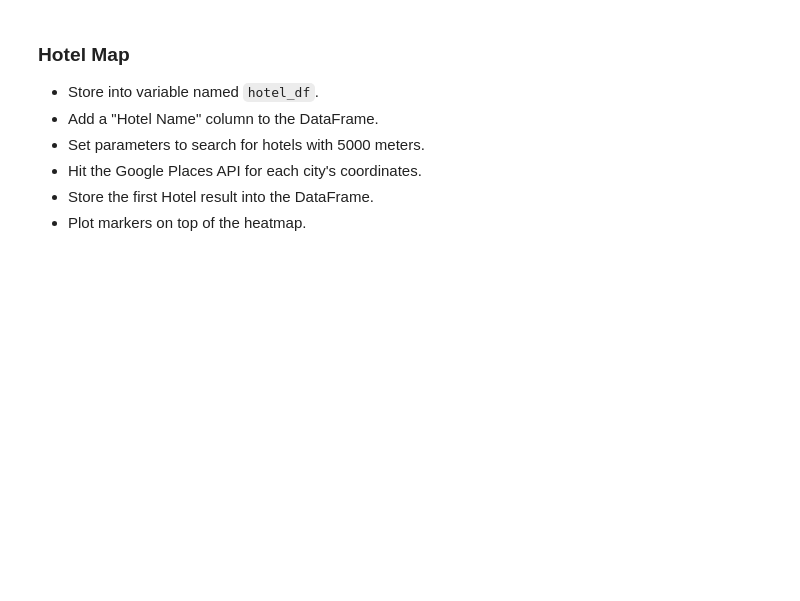
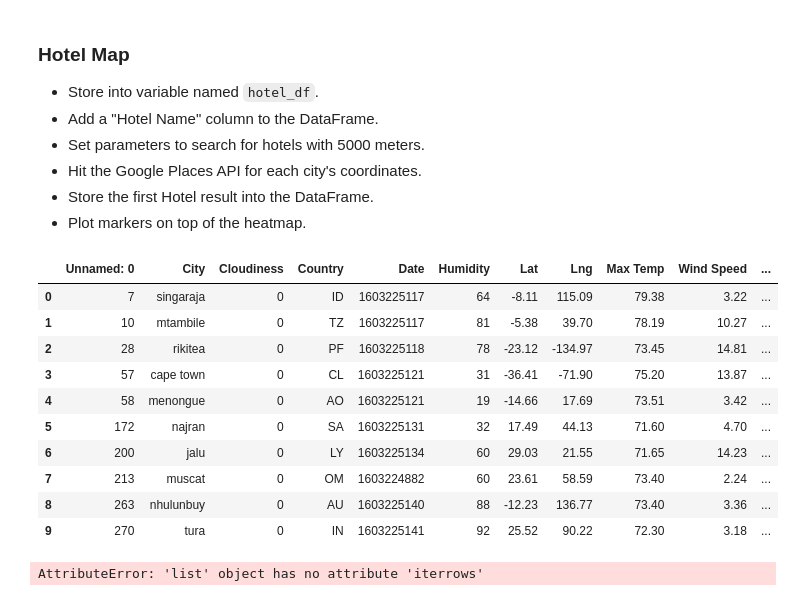
Before and after one commit to atemkuh/python-api-challenge, a Jupyter notebook: VacationPy/VacationPy.ipynb, the cells around one changed output. Saved outputs shown, nothing was run; the diff lists cells and outputs as text; code cells hidden in the pictures; blank space fills up the shorter version.

Commit message:
weatherpy obz

```diff
--- a/VacationPy/VacationPy.ipynb
+++ b/VacationPy/VacationPy.ipynb
@@ -58,3 +58,9 @@ fig
 ### Create new DataFrame fitting weather criteria
 * Narrow down the cities to fit weather conditions.
 * Drop any rows will null values.
+# %%
+narrowed_city_df = weather_df.loc[(weather_df["Max Temp"] > 70) & (weather_df["Max Temp"] < 80) & (weather_df["Cloudiness"] == 0), :]
+narrowed_city_df = narrowed_city_df.dropna(how='any')
+narrowed_city_df.reset_index(inplace=True)
+del narrowed_city_df['index']
+narrowed_city_df.head(10)
@@ -66,6 +84,42 @@ fig
 * Hit the Google Places API for each city's coordinates.
 * Store the first Hotel result into the DataFrame.
 * Plot markers on top of the heatmap.
+# %%
+hotel_df = []
+
+for i in range(len(narrowed_city_df)):
+    lat = narrowed_city_df.loc[i]['Lat']
+    lng = narrowed_city_df.loc[i]['Lng']
+
+    params = {
+        "location": f"{lat},{lng}",
+        "radius": 5000,
+        "types" : "hotel",
+        "key": g_key
+    }
+
+    base_url = "https://maps.googleapis.com/maps/api/place/nearbysearch/json"
+    requested = requests.get(base_url, params=params)
+    jsn = requested.json()
+    try:
+        hotel_df.append(jsn['results'][0]['name'])
+    except:
+        hotel_df.append("")
+narrowed_city_df["Hotel Name"] = hotel_df
+narrowed_city_df = narrowed_city_df.dropna(how='any')
+narrowed_city_df.head(10)
+# %% [output]
+|  | Unnamed: 0 | City | Cloudiness | Country | Date | Humidity | Lat | Lng | Max Temp | Wind Speed | ... |
+| 0 | 7 | singaraja | 0 | ID | 1603225117 | 64 | -8.11 | 115.09 | 79.38 | 3.22 | ... |
+| 1 | 10 | mtambile | 0 | TZ | 1603225117 | 81 | -5.38 | 39.70 | 78.19 | 10.27 | ... |
+| 2 | 28 | rikitea | 0 | PF | 1603225118 | 78 | -23.12 | -134.97 | 73.45 | 14.81 | ... |
+| 3 | 57 | cape town | 0 | CL | 1603225121 | 31 | -36.41 | -71.90 | 75.20 | 13.87 | ... |
+| 4 | 58 | menongue | 0 | AO | 1603225121 | 19 | -14.66 | 17.69 | 73.51 | 3.42 | ... |
+| 5 | 172 | najran | 0 | SA | 1603225131 | 32 | 17.49 | 44.13 | 71.60 | 4.70 | ... |
+| 6 | 200 | jalu | 0 | LY | 1603225134 | 60 | 29.03 | 21.55 | 71.65 | 14.23 | ... |
+| 7 | 213 | muscat | 0 | OM | 1603224882 | 60 | 23.61 | 58.59 | 73.40 | 2.24 | ... |
+| 8 | 263 | nhulunbuy | 0 | AU | 1603225140 | 88 | -12.23 | 136.77 | 73.40 | 3.36 | ... |
+| 9 | 270 | tura | 0 | IN | 1603225141 | 92 | 25.52 | 90.22 | 72.30 | 3.18 | ... |
 # %%
 # NOTE: Do not change any of the code in this cell
 
@@ -81,6 +135,8 @@ info_box_template = """
 # NOTE: be sure to update with your DataFrame name
 hotel_info = [info_box_template.format(**row) for index, row in hotel_df.iterrows()]
 locations = hotel_df[["Lat", "Lng"]]
+# %% [output]
+AttributeError: 'list' object has no attribute 'iterrows'
 # %%
 # Add marker layer ontop of heat map
 
```
Also changed, not shown: parts of 2 cells of this notebook, 7 other files.
